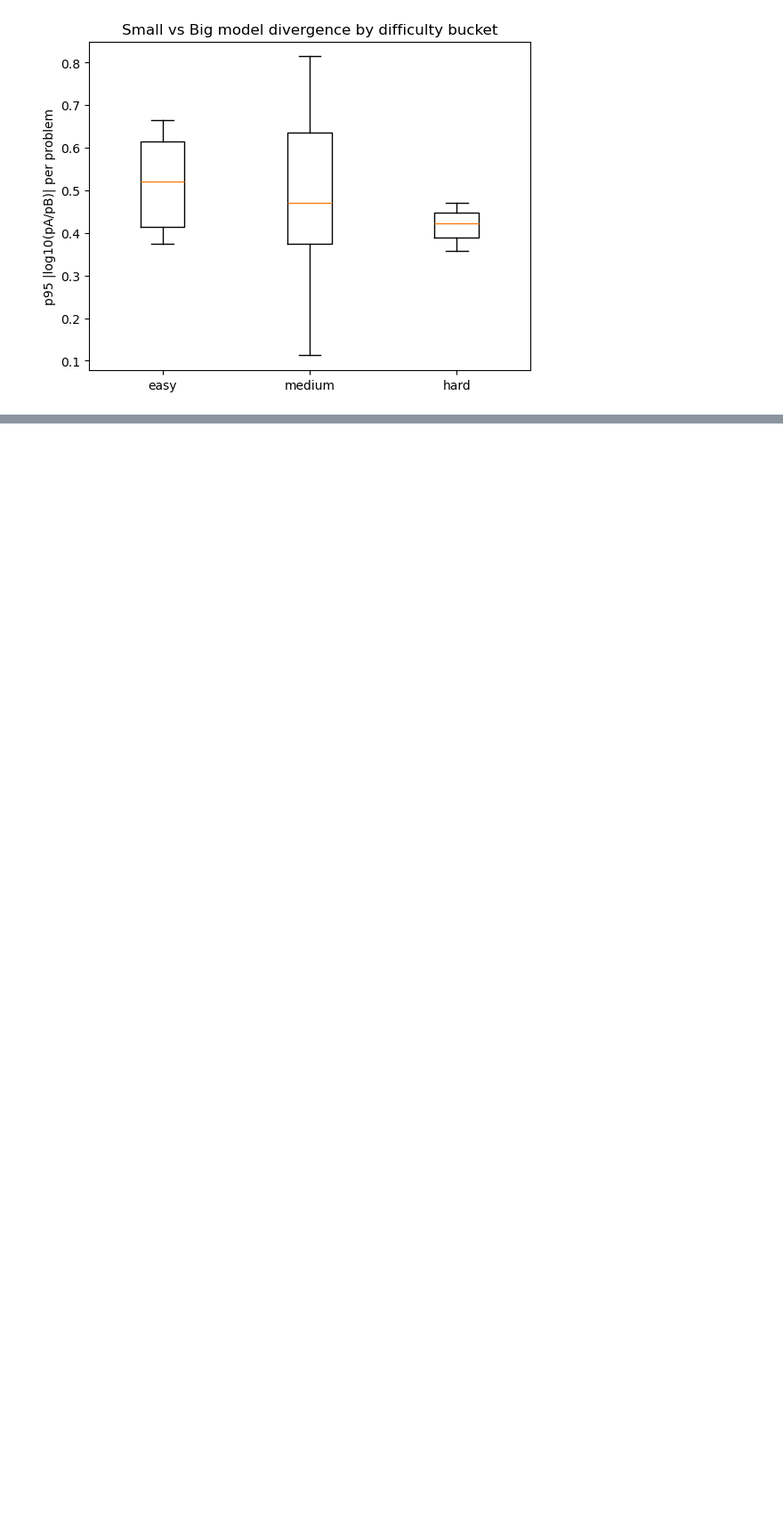
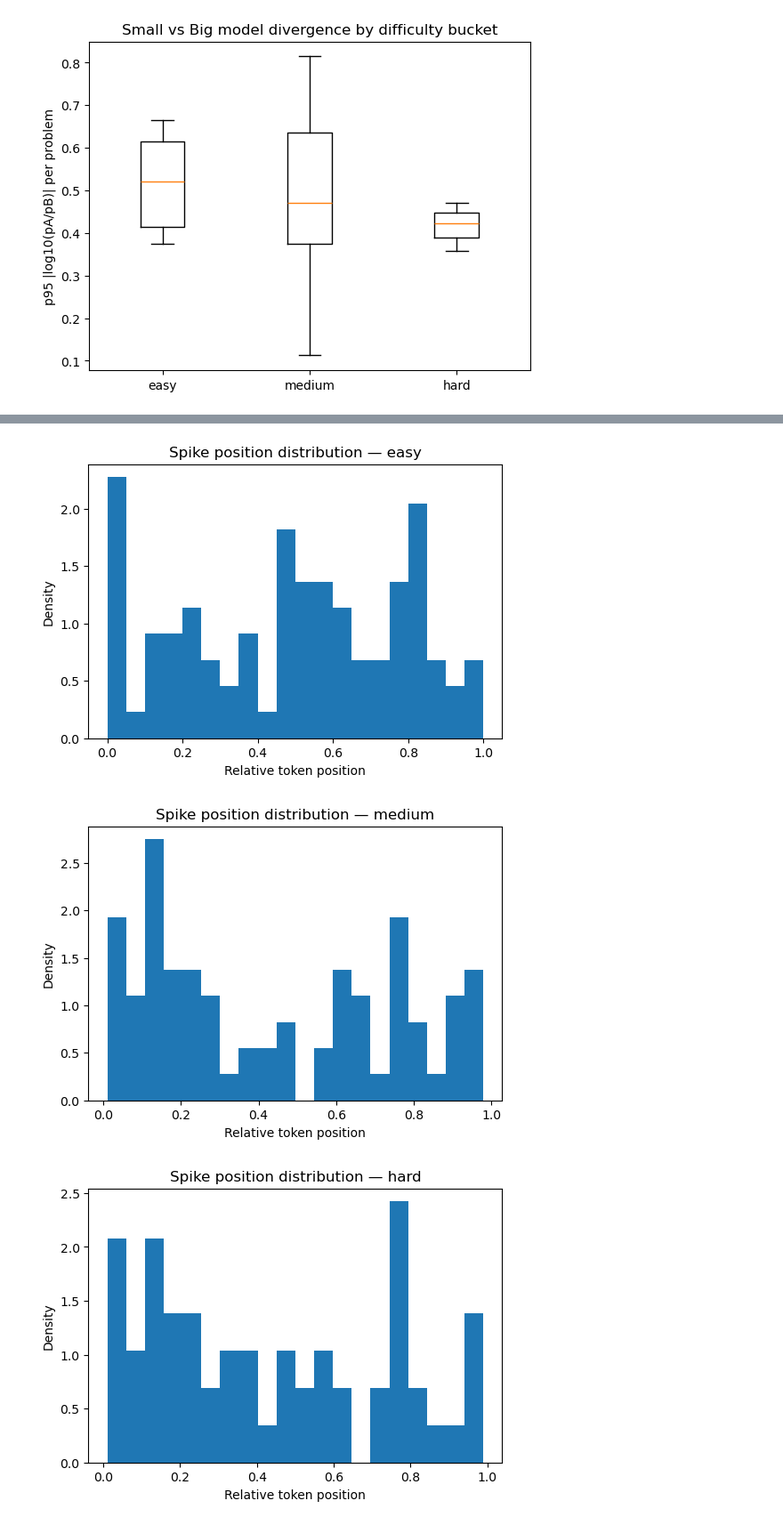
Before and after one commit to Allegra0077/llm-cross-eval, a Jupyter notebook: notebooks/exp3_visualize.ipynb, the cells around one changed output, grey strips where cells are left out. Shown at 89% size. Cells and saved outputs as stored; diff of their text form; code cells hidden in the pictures; blank space fills up the shorter version.

Commit message:
Scale up complexity experiment (exp 3)

```diff
--- a/notebooks/exp3_visualize.ipynb
+++ b/notebooks/exp3_visualize.ipynb
@@ -62,0 +165,26 @@ plt.show()
+# %%
+import numpy as np
+
+df2 = df2.copy()
+
+# spike definition
+SPIKE_THR = 2.0  # log-scale, took 2 because of previous discussions
+df2["is_spike"] = df2["abs_log_ratio"] >= SPIKE_THR
+# normalize token position per (seed, example)
+df2["max_token"] = df2.groupby(["seed","example_id"])["token_idx"].transform("max")
+df2["rel_pos"] = df2["token_idx"] / df2["max_token"]
+# %%
+import matplotlib.pyplot as plt
+
+for bucket in ["easy","medium","hard"]:
+    g = df2[(df2.bucket == bucket) & (df2.is_spike)]
+    plt.figure(figsize=(6,4))
+    plt.hist(g["rel_pos"], bins=20, density=True)
+    plt.xlabel("Relative token position")
+    plt.ylabel("Density")
+    plt.title(f"Spike position distribution — {bucket}")
+    plt.show()
+# %% [output]
+[figure, added]
+[figure, added]
+[figure, added]
```
Also changed, not shown: parts of 11 cells of this notebook, 2 other files.
